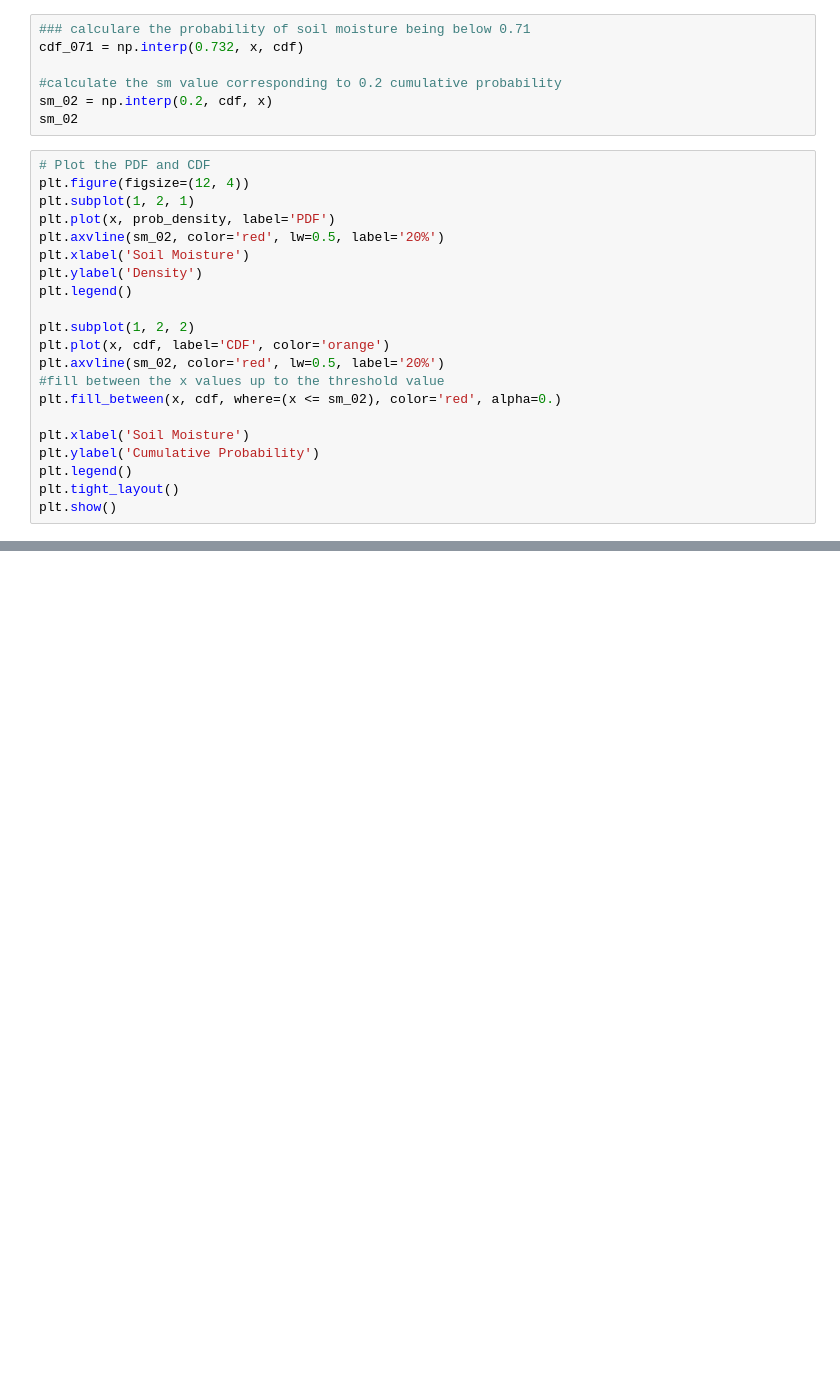
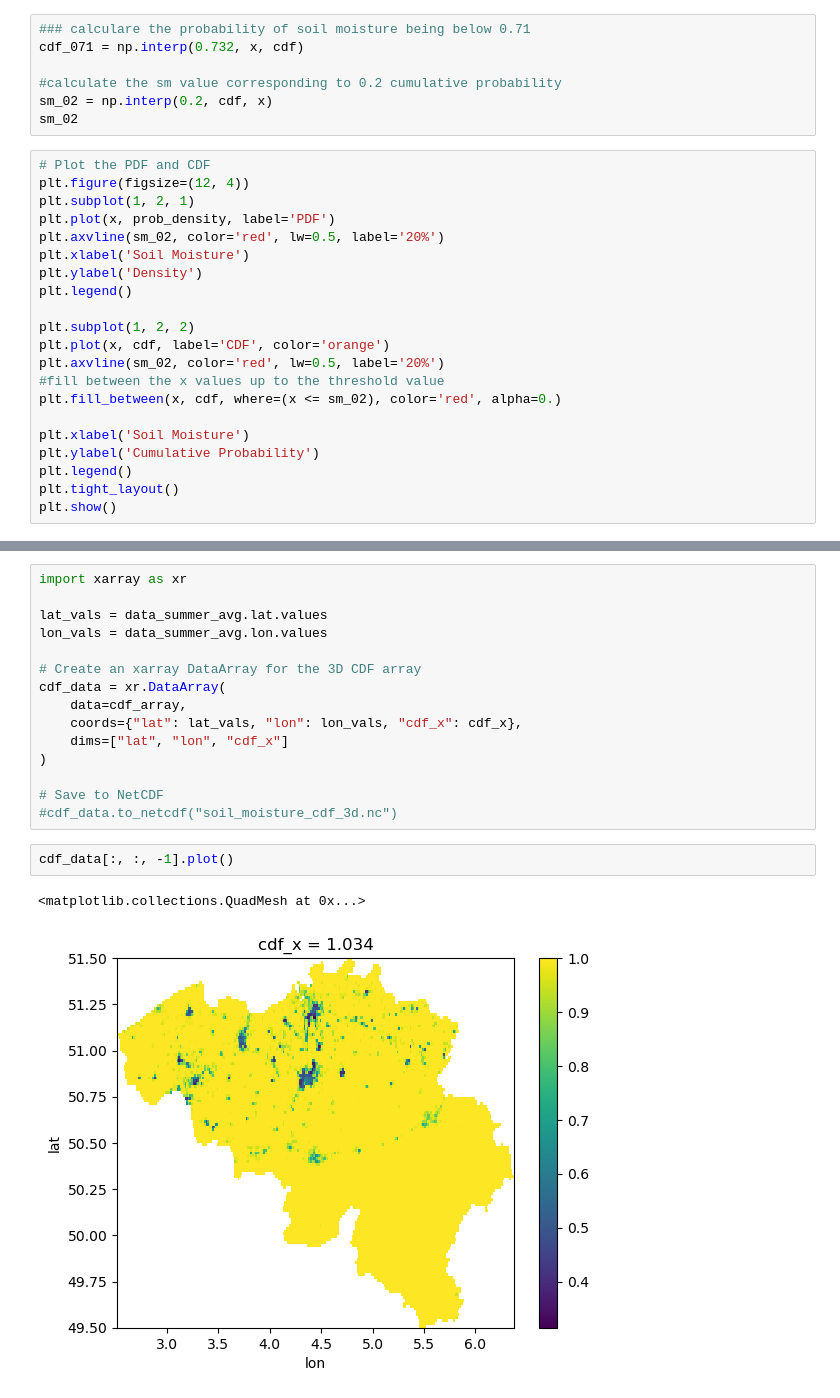
Before and after one commit to klekarkar/mHM_IO_dataprocessing, a Jupyter notebook: soilmoisture_anomalies.ipynb, the cells around one changed output, grey strips where cells are left out. Saved outputs shown, nothing was run; the diff lists cells and outputs as text; blank space fills up the shorter version.

```diff
--- a/soilmoisture_anomalies.ipynb
+++ b/soilmoisture_anomalies.ipynb
@@ -252,0 +239,20 @@ cdf_values = compute_cdf(mhm_fluxes_mon['SM_Lall'], optimal_h=0.2, month=6)
+# %%
+import xarray as xr
+
+lat_vals = data_summer_avg.lat.values
+lon_vals = data_summer_avg.lon.values
+
+# Create an xarray DataArray for the 3D CDF array
+cdf_data = xr.DataArray(
+    data=cdf_array,
+    coords={"lat": lat_vals, "lon": lon_vals, "cdf_x": cdf_x},
+    dims=["lat", "lon", "cdf_x"]
+)
+
+# Save to NetCDF
+#cdf_data.to_netcdf("soil_moisture_cdf_3d.nc")
+# %%
+cdf_data[:, :, -1].plot()
+# %% [output]
+<matplotlib.collections.QuadMesh at 0x...>
+[figure, added]
```
Also changed, not shown: parts of 11 cells of this notebook.
